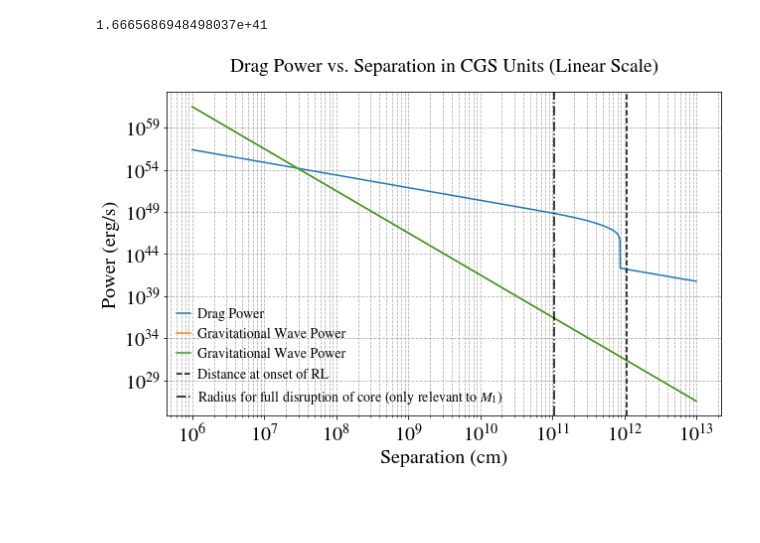
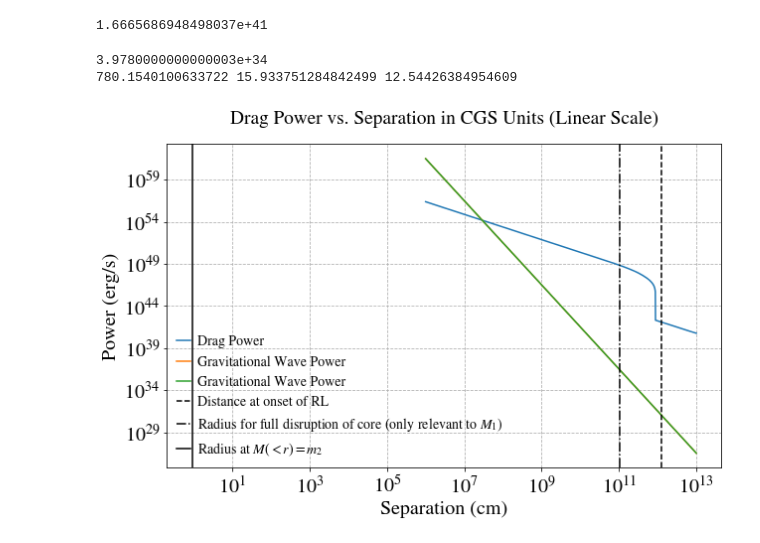
Before and after one commit to matteocantiello/agnstars_cee, a Jupyter notebook: GWAnalytics.ipynb, the cells around one changed output. Saved outputs shown, nothing was run; the diff lists cells and outputs as text; code cells hidden in the pictures; blank space fills up the shorter version.

Commit message:
1) add line for the radius at which the enclosed mass = infalling black hole mass to the last figure, 2) flipped the arrays r_star and m_star in calculating the accumulative mass Mr

```diff
--- a/GWAnalytics.ipynb
+++ b/GWAnalytics.ipynb
@@ -370,13 +370,19 @@ rho_star = 10**p.logRho
 
 dr = np.diff(r_star[::-1])
 
+
 # Since np.diff returns an array that is one element shorter, you need to decide how to handle the initial dr.
 # One common approach is to prepend the difference array with the first difference again or use an initial dr value.
 # For example, we can assume the first dr is the same as the first actual calculated difference.
 dr = np.insert(dr, 0, dr[0])
 
 # Now calculate dm_star_stream
-dm_star = 4.0 * np.pi * rho_star * dr * c.rsun * (r_star * c.rsun) ** 2.0
+dm_star = 4.0 * np.pi * rho_star[::-1] * dr * c.rsun * (r_star[::-1] * c.rsun) ** 2.0
+#Taeho: It seems r_star and rhi_star need to be flipped.
 
 # And finally calculate the cumulative mass
 Mr = np.cumsum(dm_star)
+fig, ax = plt.subplots()
+ax.plot(r_star[::-1], Mr / c.msun)
+ax.set_xscale("log")
+ax.set_yscale("log")
@@ -1010,33 +1018,44 @@ for i, x in enumerate(a_values):
     rmin = Rbh_cgs_linear
     F_drag_K10_cgs = calculate_drag_force(C_d, Mp, vrel, a, cs, rho, rmin)
     P_drag_K10_cgs.append(F_drag_K10_cgs*vrel)
 
 
 #F_drag_K10_cgs = calculate_drag_force(C_d, Mp, vrel, a, Cs, rho, rmin)
 #P_drag_K10_cgs = F_drag_K10_cgs*vrel
 P_drag_K10_cgs = np.array(P_drag_K10_cgs)
 
 
 # Plot in CGS units on a linear scale for the drag power
 plt.figure(figsize=(10, 6))
 plt.loglog(a_values, P_drag_values_cgs_linear, label='Drag Power')
 plt.loglog(a_values, P_grav_values, label='Gravitational Wave Power')
 plt.loglog(a_values, P_grav_values, label='Gravitational Wave Power')
 #plt.loglog(a_values/1e5, rho_star_function(a_values/1e5), label='Gravitational Wave Power')
 
 #distance at the onset of roche lobe overflow from the AGN star to the infalling black hole. Thought: it is not clear to me, in fact, whether RL overflow would happen in the same way as it does for binaries in a vacuum.
-q = (M * c.msun + m1) / m2
+#Note that whether m1 is included or not in this esimate does not make a big difference.
+print (M)
+print (np.amax(Mr)/c.msun,np.amax(rho_star), np.amax(r_star))
+q = (np.amax(p.mass) * c.msun + m1) / m2
 plt.axvline(x = calc_separation_RL_Eggleton(q, r_shock), color="black", linestyle="--", label ="Distance at onset of RL")
 
-#Distance at which the most inner part of the star is tidally destroyed by the black hole.
+#Distance at which the most inner part of the star is tidally destroyed by the black hole  (only relevant to the first infalling bh)
 rtidal_core = calc_tidal_radius(m1, np.amax(rho_star))
 plt.axvline(x = rtidal_core, color="black", linestyle="-.", label ="Radius for full disruption of core (only relevant to $M_{1}$)")
+
+#Distance at which the enclosed mass = infalling black hole mass (only relevant to the first infalling bh)
+idx = (np.abs(Mr - m2)).argmin()
+r_eq_mass = r_star[::-1][idx] * c.s
+plt.axvline(x = r_eq_mass, color="black", linestyle="-", label ="Radius at $M(<r)=m_{2}$")
+
 
 plt.xlabel('Separation (cm)')
 plt.ylabel('Power (erg/s)')
 plt.title('Drag Power vs. Separation in CGS Units (Linear Scale)')
 plt.grid(True, which="both", ls="--")
 plt.legend()
 plt.show()
 # %% [output]
+3.9780000000000003e+34
+780.1540100633722 15.933751284842499 12.54426384954609
-[figure, old version]
+[figure, new version]
```
Also changed, not shown: parts of 3 cells of this notebook.
